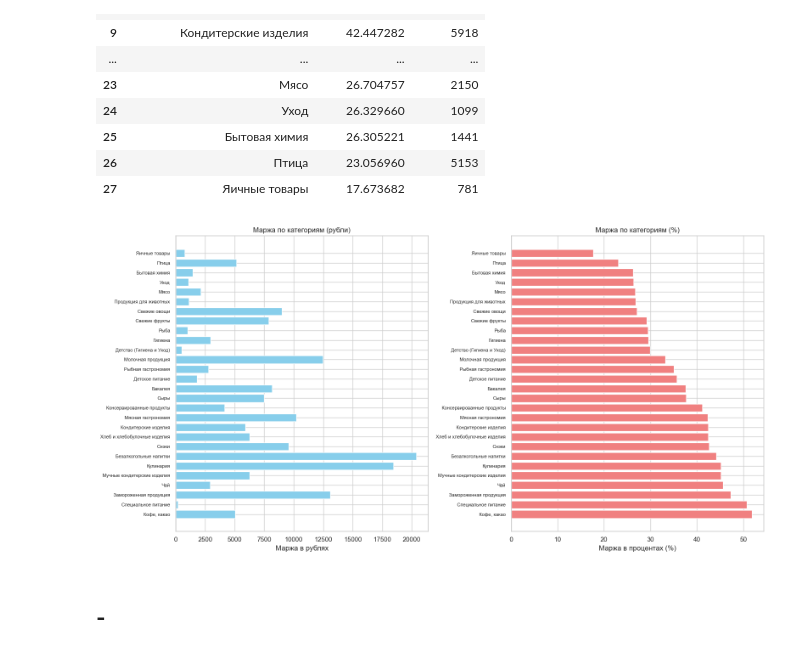
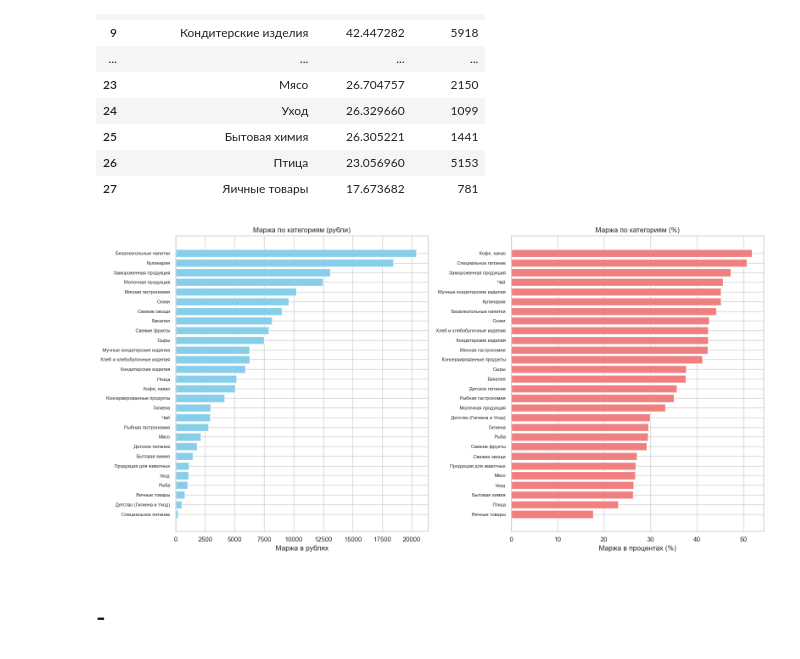
Before and after one commit to Putinka1993/Simulate, a Jupyter notebook: final_python_samokat/test_Samokat.ipynb, the cells around one changed output. Saved outputs shown, nothing was run; the diff lists cells and outputs as text; code cells hidden in the pictures.

```diff
--- a/final_python_samokat/test_Samokat.ipynb
+++ b/final_python_samokat/test_Samokat.ipynb
@@ -276,24 +276,28 @@ result_margin
 | 26 | Птица | 23.056960 | 5153 |
 | 27 | Яичные товары | 17.673682 | 781 |
 # %%
+# Сортировка перед построением
+result_margin_sorted_rub = result_margin.sort_values('margin_rub', ascending=True)
+result_margin_sorted_pct = result_margin.sort_values('percent_margin', ascending=True)
+
 fig, (ax1, ax2) = plt.subplots(1, 2, figsize=(16, 8))
 
 # Горизонтальный барчарт для маржи в рублях
-ax1.barh(result_margin['level1'], result_margin['margin_rub'], color='skyblue')
+ax1.barh(result_margin_sorted_rub['level1'], result_margin_sorted_rub['margin_rub'], color='skyblue')
 ax1.set_xlabel('Маржа в рублях')
 ax1.set_title('Маржа по категориям (рубли)')
 ax1.tick_params(axis='y', labelsize=8)
 
 # Горизонтальный барчарт для маржи в процентах
-ax2.barh(result_margin['level1'], result_margin['percent_margin'], color='lightcoral')
+ax2.barh(result_margin_sorted_pct['level1'], result_margin_sorted_pct['percent_margin'], color='lightcoral')
 ax2.set_xlabel('Маржа в процентах (%)')
 ax2.set_title('Маржа по категориям (%)')
 ax2.tick_params(axis='y', labelsize=8)
 
 plt.tight_layout()
 plt.show()
 # %% [output]
-[figure, old version]
+[figure, new version]
 # %% [markdown]
 # -
 # %% [markdown]
```
Also changed, not shown: 1 other file.
